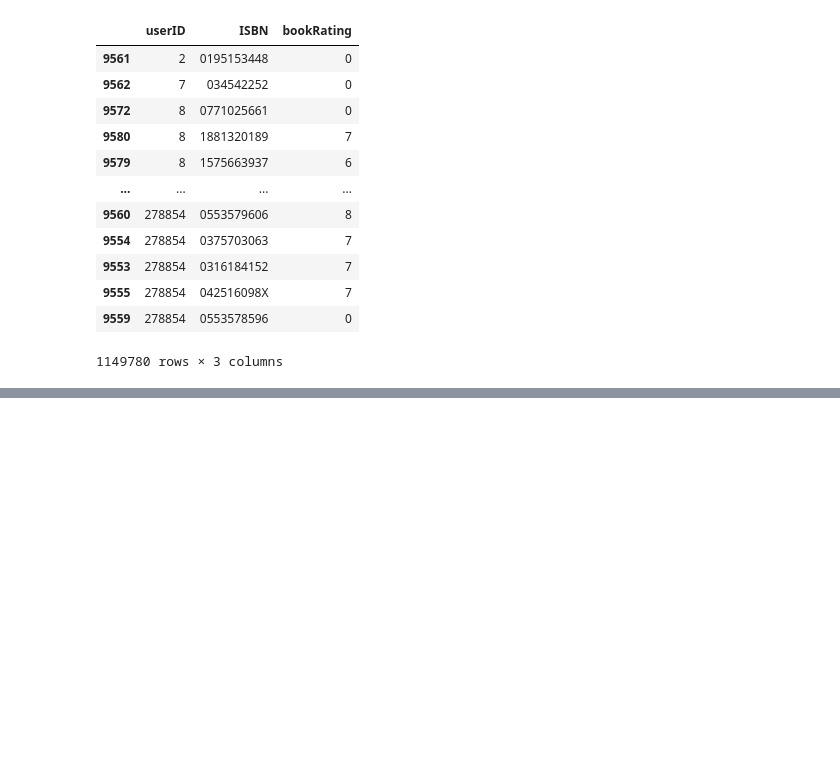
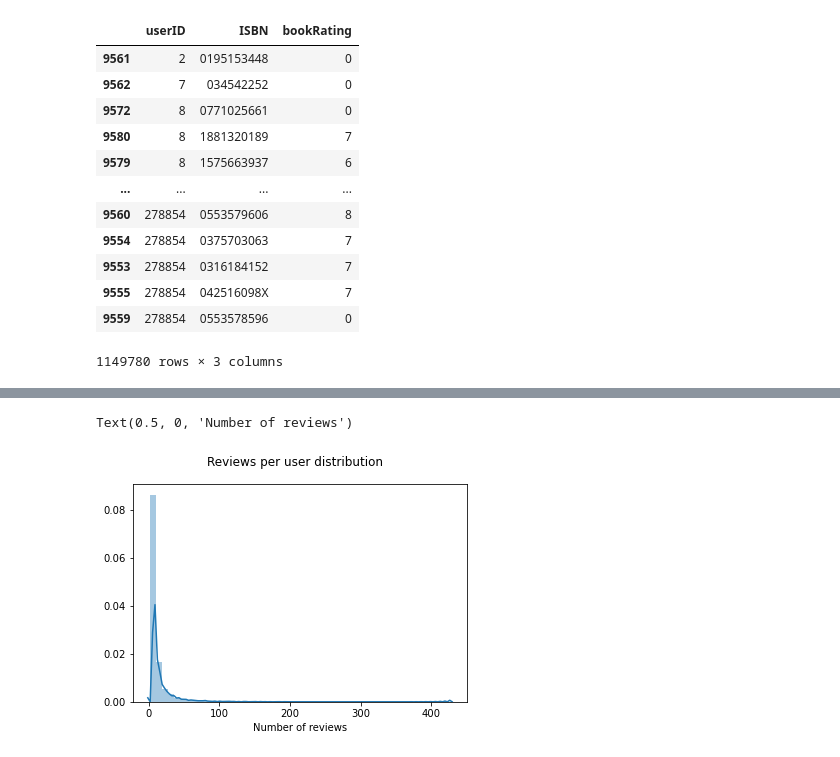
Before and after one commit to max-currier/softcopy, a Jupyter notebook: 2_book_dataset_eda.ipynb, the cells around one changed output, grey strips where cells are left out. Cells and saved outputs as stored; diff of their text form; code cells hidden in the pictures; blank space fills up the shorter version.

```diff
--- a/2_book_dataset_eda.ipynb
+++ b/2_book_dataset_eda.ipynb
@@ -297,0 +374,4 @@ ratings.sort_values(by='userID')
+# %%
+# removing users who have reviewed over 1900 books (too many, must be an error)
+ratings = ratings[ratings['userID'].isin(user_rating_counts[user_rating_counts < 1400].index)]
+ratings.shape
@@ -297,0 +380,4 @@ ratings.sort_values(by='userID')
+# %%
+# removing users who have reviewed less than 5 books
+ratings = ratings[ratings['userID'].isin(user_rating_counts[user_rating_counts >= 5].index)]
+ratings.shape
@@ -297,0 +386,6 @@ ratings.sort_values(by='userID')
+# %%
+book_rating_counts = ratings['ISBN'].value_counts()
+# %%
+# removing books that have been reviewed less than 5 times
+ratings = ratings[ratings['ISBN'].isin(book_rating_counts[book_rating_counts >= 5].index)]
+ratings.shape
@@ -297,0 +423,7 @@ ratings.sort_values(by='userID')
+# %%
+sns.distplot(ratings.groupby('userID').count().sort_values(by='bookRating', ascending=False).ISBN)
+plt.suptitle('Reviews per user distribution')
+plt.xlabel('Number of reviews')
+# %% [output]
+Text(0.5, 0, 'Number of reviews')
+[figure, added]
```
Also changed, not shown: parts of 53 cells of this notebook, 17 other files.
